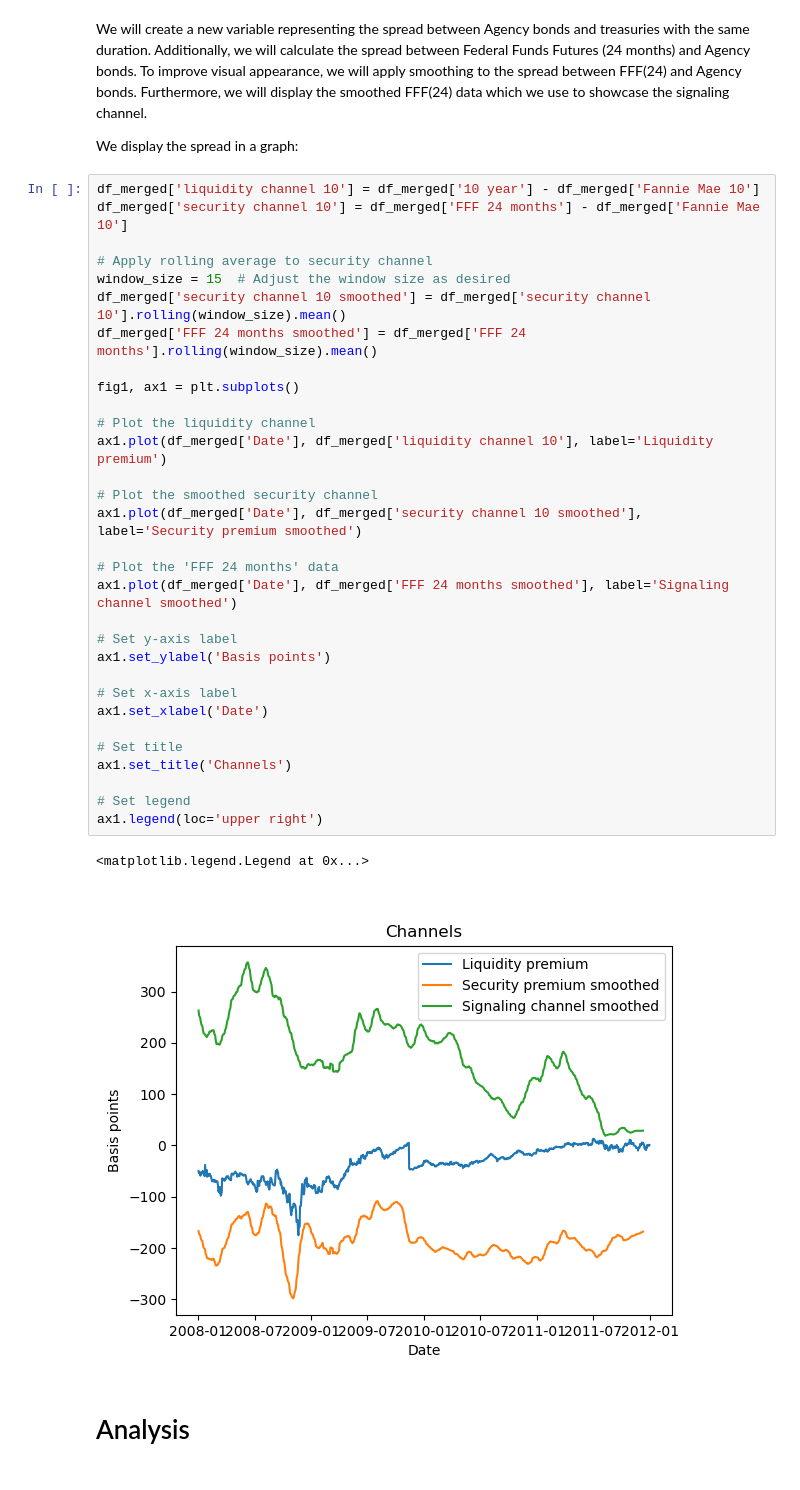
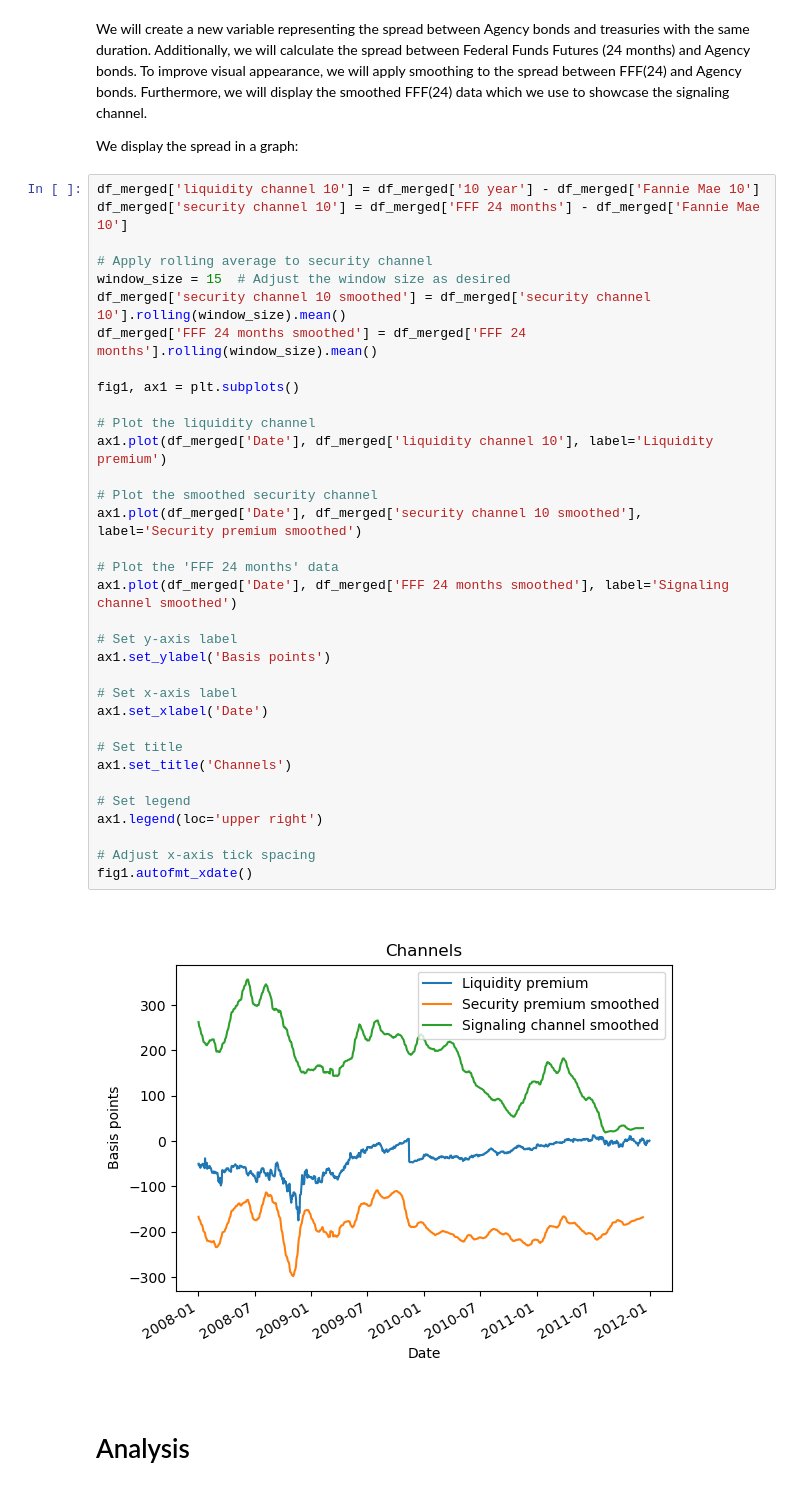
Before and after one commit to NumEconCopenhagen/projects-2023-3500, a Jupyter notebook: dataproject/dataproject.ipynb, the cells around one changed output. Saved outputs shown, nothing was run; the diff lists cells and outputs as text.

```diff
--- a/dataproject/dataproject.ipynb
+++ b/dataproject/dataproject.ipynb
@@ -161,35 +165,37 @@ df_merged['liquidity channel 10'] = df_merged['10 year'] - df_merged['Fannie Mae
 df_merged['security channel 10'] = df_merged['FFF 24 months'] - df_merged['Fannie Mae 10']
 
 # Apply rolling average to security channel
 window_size = 15  # Adjust the window size as desired
 df_merged['security channel 10 smoothed'] = df_merged['security channel 10'].rolling(window_size).mean()
 df_merged['FFF 24 months smoothed'] = df_merged['FFF 24 months'].rolling(window_size).mean()
 
 fig1, ax1 = plt.subplots()
 
 # Plot the liquidity channel
 ax1.plot(df_merged['Date'], df_merged['liquidity channel 10'], label='Liquidity premium')
 
 # Plot the smoothed security channel
 ax1.plot(df_merged['Date'], df_merged['security channel 10 smoothed'], label='Security premium smoothed')
 
 # Plot the 'FFF 24 months' data
 ax1.plot(df_merged['Date'], df_merged['FFF 24 months smoothed'], label='Signaling channel smoothed')
 
 # Set y-axis label
 ax1.set_ylabel('Basis points')
 
 # Set x-axis label
 ax1.set_xlabel('Date')
 
 # Set title
 ax1.set_title('Channels')
 
 # Set legend
 ax1.legend(loc='upper right')
+
+# Adjust x-axis tick spacing
+fig1.autofmt_xdate()
 # %% [output]
-<matplotlib.legend.Legend at 0x...>
-[figure, old version]
+[figure, new version]
 # %% [markdown]
 # Analysis
 # %% [markdown]
```
Also changed, not shown: parts of 7 cells of this notebook.
